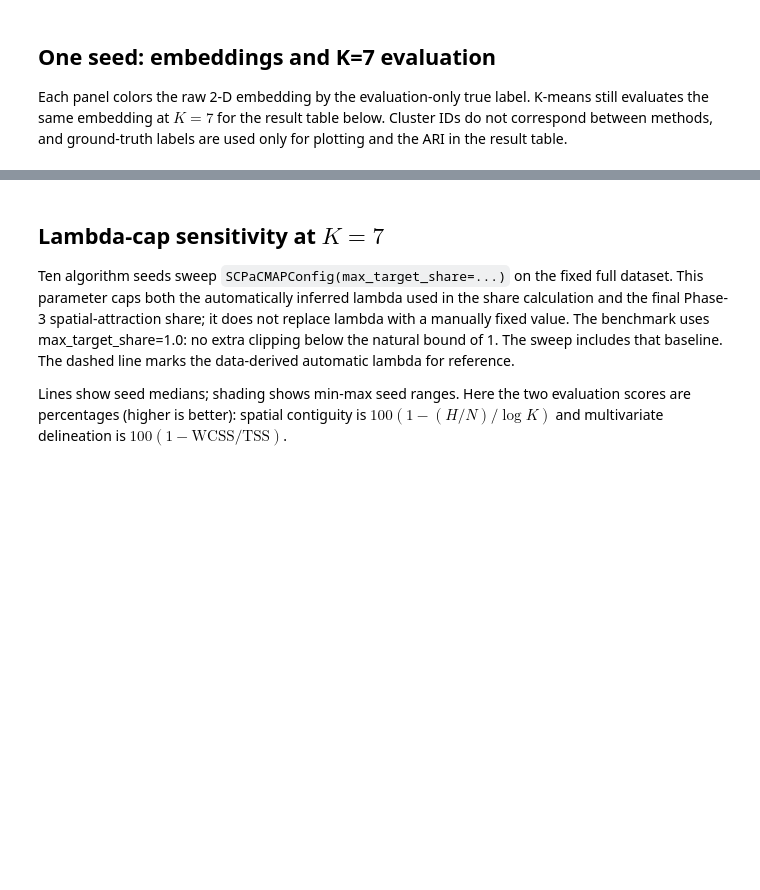
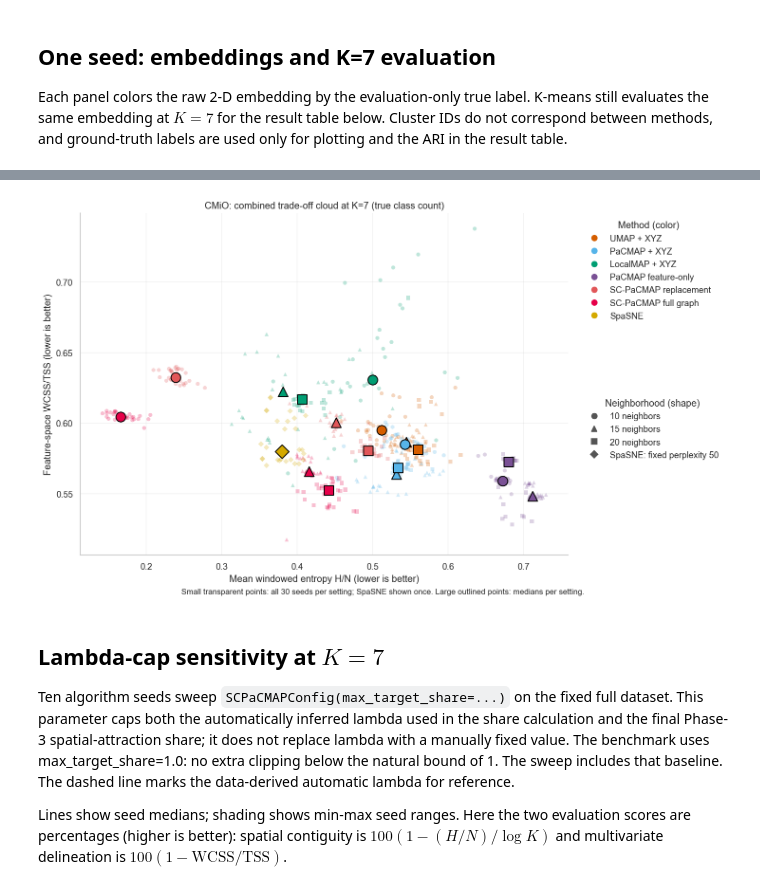
Before and after one commit to Weihong312/SC-PACMAP, a Jupyter notebook: sc-pacmap-reproducibility/notebooks/New_Notebooks/01_cmio_sc_pacmap_results.ipynb, the cells around one changed output, grey strips where cells are left out. Drawn from its saved outputs; the diff is of its cells as text; code cells hidden in the pictures; blank space fills up the shorter version.

Commit message:
K neighbour sweep for Results, and clipping off

```diff
--- a/sc-pacmap-reproducibility/notebooks/New_Notebooks/01_cmio_sc_pacmap_results.ipynb
+++ b/sc-pacmap-reproducibility/notebooks/New_Notebooks/01_cmio_sc_pacmap_results.ipynb
@@ -192,19 +290,48 @@ The axes retain the old raw entropy and WCSS/TSS scales: lower-left is better jo
 # %%
-cloud = results[results.K == K_REFERENCE]
-cloud_medians = range_results[range_results.K == K_REFERENCE].groupby('method')[['H_per_sample', 'WCSS_TSS']].median()
-fig, ax = plt.subplots(figsize=(10, 6.5), constrained_layout=True)
+from matplotlib.lines import Line2D
+
+cloud = results[results.K == K_REFERENCE].copy()
+# SpaSNE is the same fixed-perplexity run repeated under each neighborhood label.
+cloud = cloud[(cloud.method != 'SpaSNE') | (cloud.n_neighbors == NEIGHBOR_VALUES[0])]
+cloud_medians = cloud.groupby(['n_neighbors', 'method'])[['H_per_sample', 'WCSS_TSS']].median()
+NEIGHBOR_MARKERS = {10: 'o', 15: '^', 20: 's'}
+SHOW_CLOUD_MEDIANS = True
+fig, ax = plt.subplots(figsize=(12, 7), constrained_layout=True)
 for method in METHODS:
-    part = cloud[cloud.method == method]
-    ax.scatter(part.H_per_sample, part.WCSS_TSS, color=COLORS[method],
-               marker=MARKERS[method], s=28, alpha=.24)
-    median = cloud_medians.loc[method]
-    ax.scatter(median.H_per_sample, median.WCSS_TSS, color=COLORS[method], marker=MARKERS[method],
-               s=230, edgecolor='black', linewidth=1.8, label=method, zorder=4)
+    neighbor_settings = (NEIGHBOR_VALUES[0],) if method == 'SpaSNE' else NEIGHBOR_VALUES
+    for n_neighbors in neighbor_settings:
+        part = cloud[(cloud.method == method) & (cloud.n_neighbors == n_neighbors)]
+        marker = 'D' if method == 'SpaSNE' else NEIGHBOR_MARKERS[n_neighbors]
+        ax.scatter(part.H_per_sample, part.WCSS_TSS, color=COLORS[method],
+                   marker=marker, s=25, alpha=.25, edgecolors='none')
+        if SHOW_CLOUD_MEDIANS:
+            median = cloud_medians.loc[(n_neighbors, method)]
+            ax.scatter(median.H_per_sample, median.WCSS_TSS, color=COLORS[method],
+                       marker=marker, s=150, edgecolor='black', linewidth=1.2, zorder=4)
+
 ax.set(xlabel='Mean windowed entropy H/N (lower is better)',
-       ylabel='Feature-space WCSS/TSS (lower is better)', title=f'CMiO trade-off cloud at K={K_REFERENCE}')
+       ylabel='Feature-space WCSS/TSS (lower is better)',
+       title=f'{DATASET_TITLE}: combined trade-off cloud at K={K_REFERENCE} (true class count)')
 ax.grid(alpha=.25)
-ax.legend(frameon=False, bbox_to_anchor=(1.02, 1), loc='upper left')
+method_handles = [Line2D([], [], color=COLORS[method], marker='o', linestyle='None',
+                         markersize=7, label=method) for method in METHODS]
+method_legend = ax.legend(handles=method_handles, title='Method (color)', frameon=False,
+                          bbox_to_anchor=(1.02, 1), loc='upper left')
+ax.add_artist(method_legend)
+neighbor_handles = [Line2D([], [], color='#555555', marker=NEIGHBOR_MARKERS[n],
+                           linestyle='None', markersize=7, label=f'{n} neighbors')
+                    for n in NEIGHBOR_VALUES]
+neighbor_handles.append(Line2D([], [], color='#555555', marker='D', linestyle='None',
+                               markersize=7, label='SpaSNE: fixed perplexity 50'))
+ax.legend(handles=neighbor_handles, title='Neighborhood (shape)', frameon=False,
+          bbox_to_anchor=(1.02, .48), loc='upper left')
+caption = f'Small transparent points: all {len(SEEDS)} seeds per setting; SpaSNE shown once.'
+if SHOW_CLOUD_MEDIANS:
+    caption += ' Large outlined points: medians per setting.'
+fig.supxlabel(caption, fontsize=10)
 plt.show()
+# %% [output]
+[figure, added]
 # %% [markdown]
 ## Lambda-cap sensitivity at $K=7$
 
```
Also changed, not shown: parts of 8 cells of this notebook, 2 other files.
